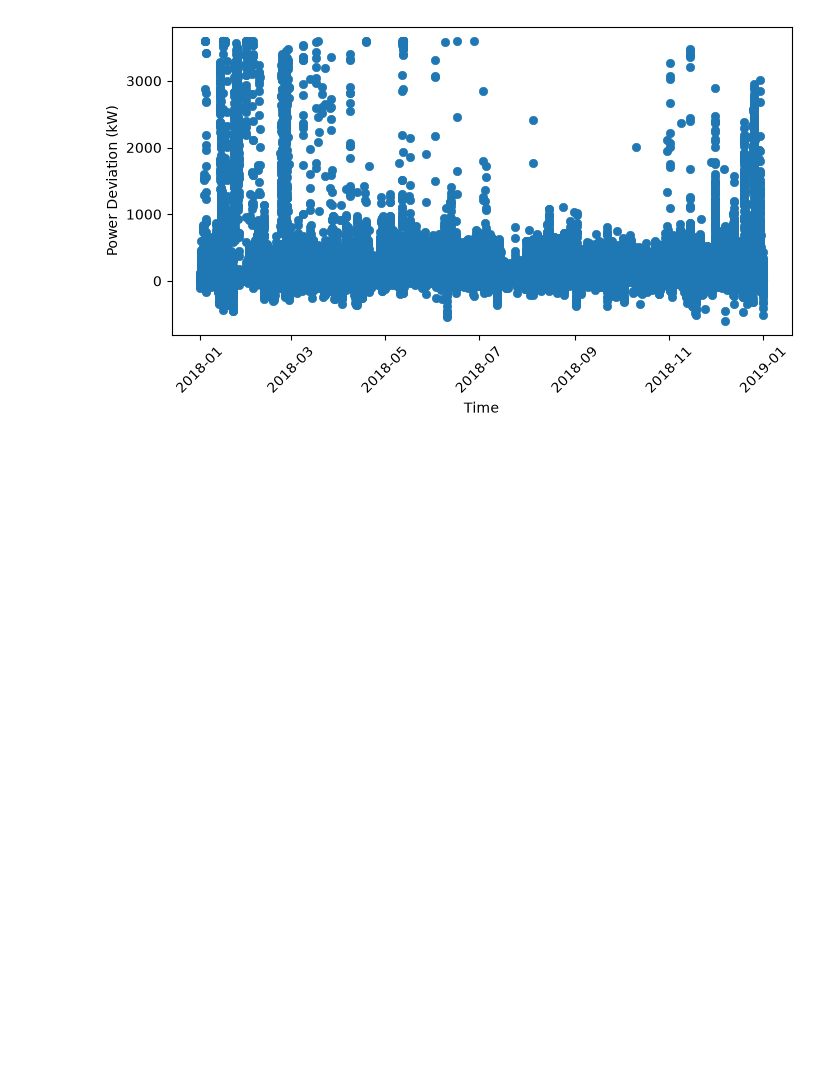
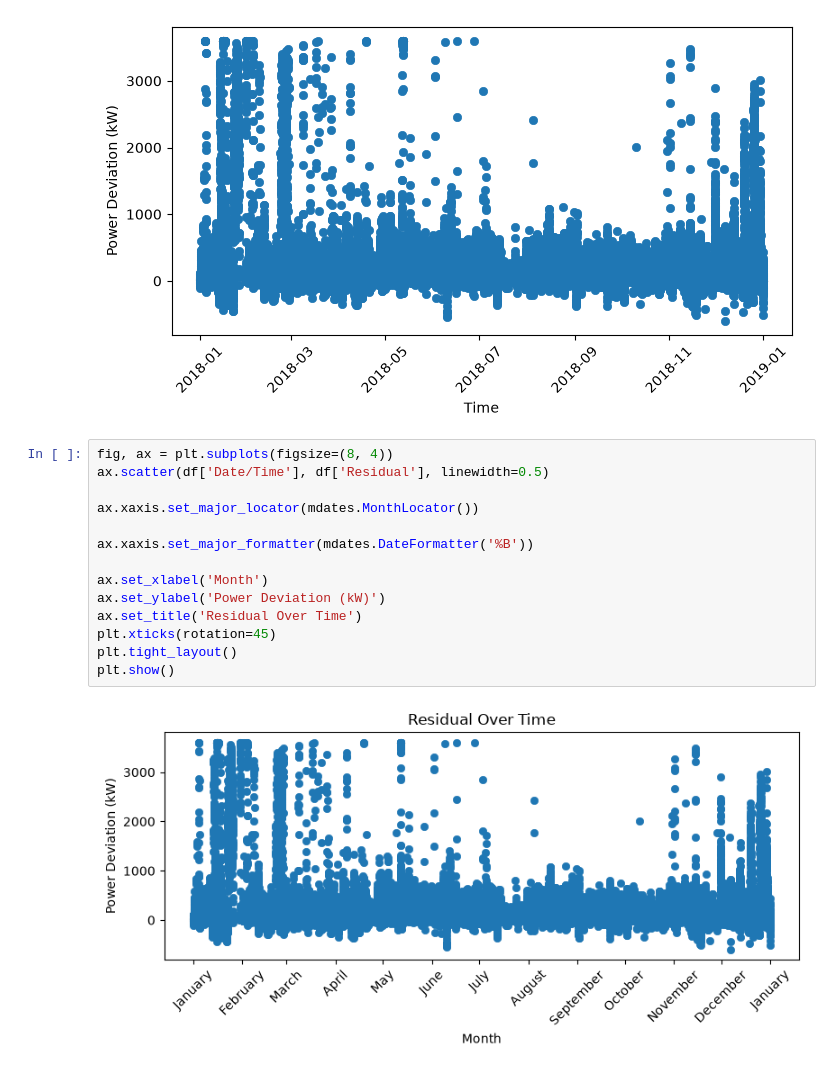
Before and after one commit to BilaalBakare/wind-turbine-anomaly-detection, a Jupyter notebook: eda.ipynb, the cells around one changed output. Cells and saved outputs as stored; diff of their text form; blank space fills up the shorter version.

Commit message:
making the x-axis of residual graph into month names

```diff
--- a/eda.ipynb
+++ b/eda.ipynb
@@ -83,3 +82,19 @@ plt.xticks(rotation=45)
 plt.show()
 # %% [output]
 [figure]
+# %%
+fig, ax = plt.subplots(figsize=(8, 4))
+ax.scatter(df['Date/Time'], df['Residual'], linewidth=0.5)
+
+ax.xaxis.set_major_locator(mdates.MonthLocator())
+
+ax.xaxis.set_major_formatter(mdates.DateFormatter('%B'))
+
+ax.set_xlabel('Month')
+ax.set_ylabel('Power Deviation (kW)')
+ax.set_title('Residual Over Time')
+plt.xticks(rotation=45)
+plt.tight_layout()
+plt.show()
+# %% [output]
+[figure, added]
```
Also changed, not shown: parts of 1 cell of this notebook.
